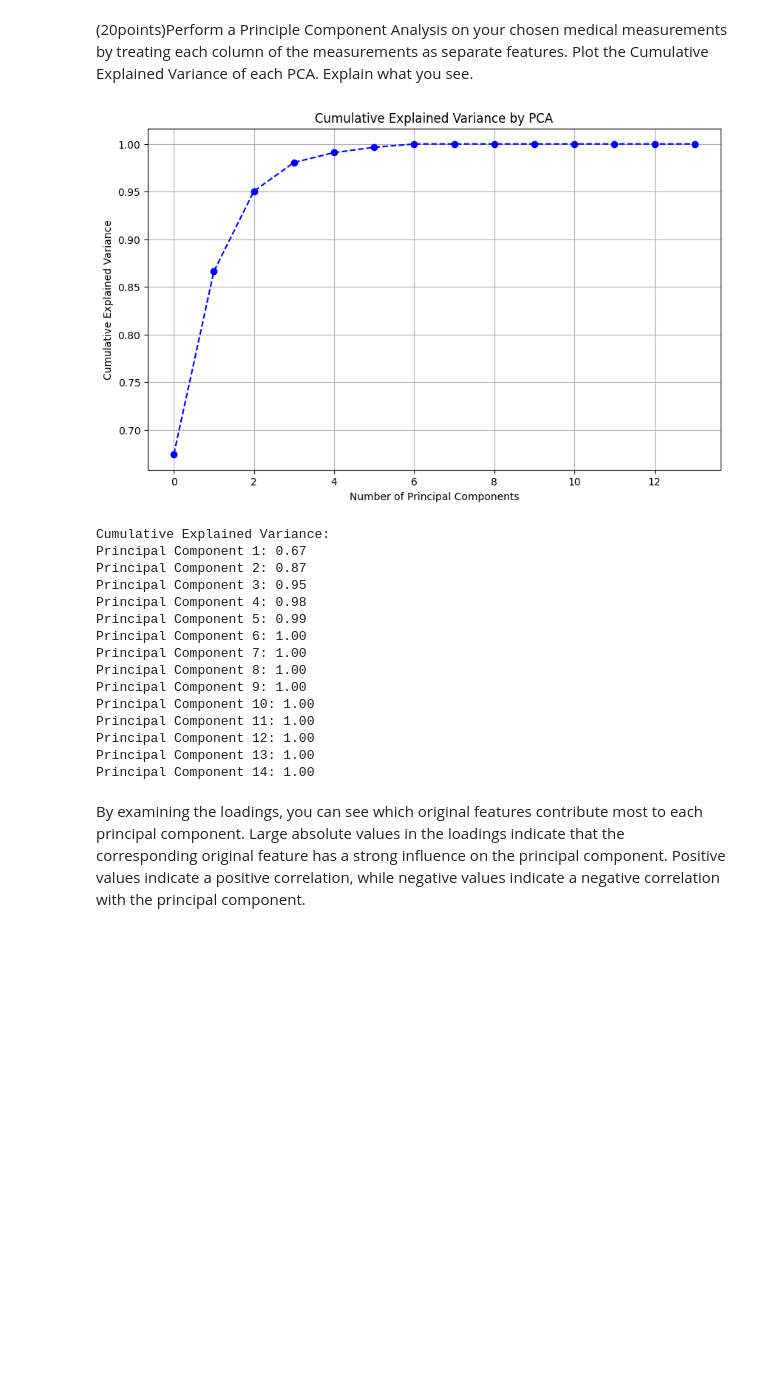
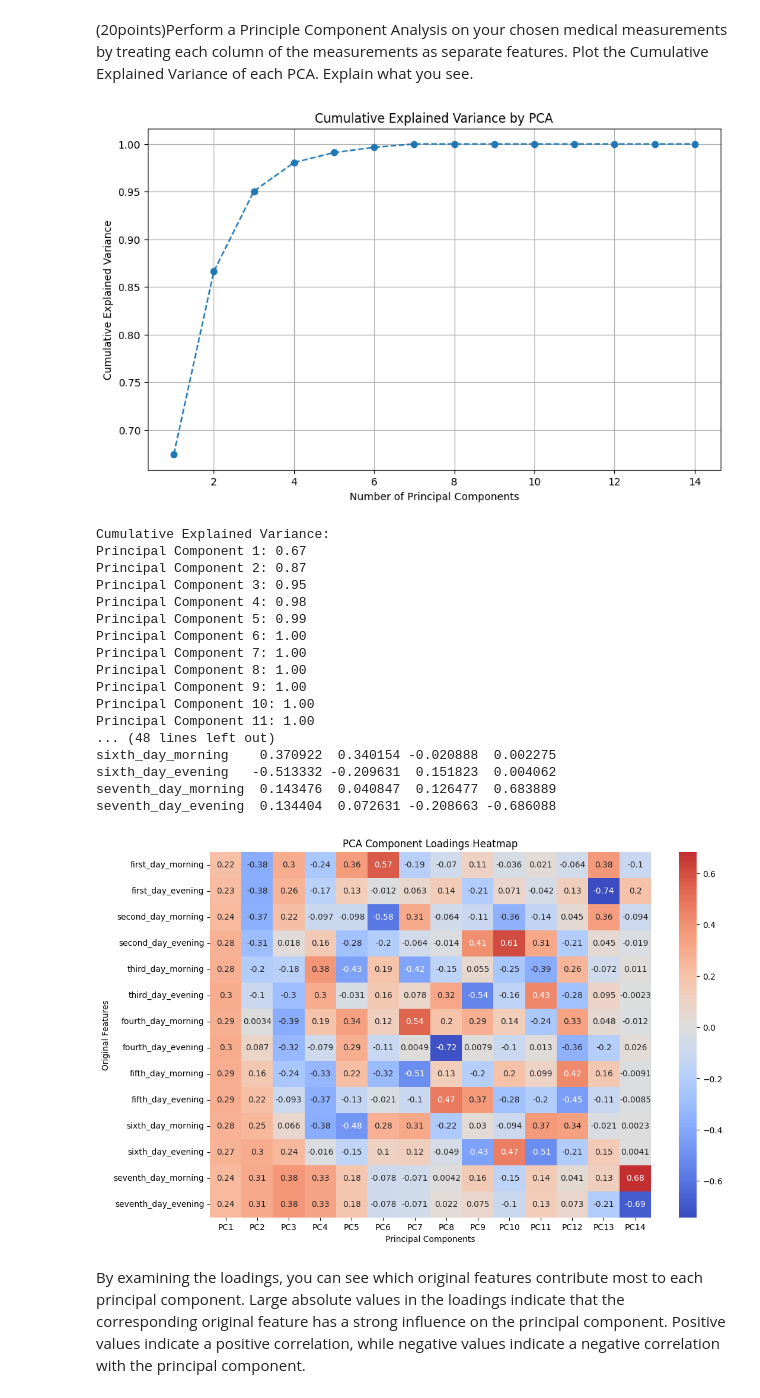
Before and after one commit to LauraBMueller/LauraBMueller, a Jupyter notebook: bt712464_LauraMueller.ipynb, the cells around one changed output. Saved outputs shown, nothing was run; the diff lists cells and outputs as text; code cells hidden in the pictures; blank space fills up the shorter version.

```diff
--- a/bt712464_LauraMueller.ipynb
+++ b/bt712464_LauraMueller.ipynb
@@ -788,42 +780,54 @@ print(pca.singular_values_)
 # Import necessary libraries
 import pandas as pd
 import numpy as np
 from sklearn.decomposition import PCA
 from sklearn.preprocessing import StandardScaler
 import matplotlib.pyplot as plt
+import seaborn as sns
 
-# Load your data (replace 'medical_measurements.csv' with your file)
+# Load the dataset
 crp = pd.read_csv('/content/Covid ICU/CRP.csv')
 
 # Standardize the data
+features = crp.columns
 scaler = StandardScaler()
-scaled_crp = scaler.fit_transform(crp)
+scaled_crp = scaler.fit_transform(crp[features])
 
 # Perform PCA
-pca = PCA()
+pca = PCA(n_components=len(features))
 pca.fit(scaled_crp)
 
-# Get output feature names for transformation
-# get_feature_names_out(input_features=None)
-
-# Calculate cumulative explained variance
+# Calculate the cumulative explained variance
 cumulative_explained_variance = np.cumsum(pca.explained_variance_ratio_)
 
 # Plot the cumulative explained variance
 plt.figure(figsize=(10, 6))
-plt.plot(cumulative_explained_variance, marker='o', linestyle='--', color='b')
+plt.plot(range(1, len(features) + 1), cumulative_explained_variance, marker='o', linestyle='--')
 plt.title('Cumulative Explained Variance by PCA')
 plt.xlabel('Number of Principal Components')
 plt.ylabel('Cumulative Explained Variance')
 plt.grid()
 plt.show()
 
 # Print out the cumulative explained variance
 print("Cumulative Explained Variance:")
 for i, var in enumerate(cumulative_explained_variance):
     print(f"Principal Component {i+1}: {var:.2f}")
+
+# Print the PCA component loadings
+loadings = pd.DataFrame(pca.components_.T, columns=[f'PC{i+1}' for i in range(len(features))], index=features)
+print("\nPCA Component Loadings:")
+print(loadings)
+
+# Create a heatmap for the PCA component loadings
+plt.figure(figsize=(12, 8))
+sns.heatmap(loadings, annot=True, cmap='coolwarm', center=0)
+plt.title('PCA Component Loadings Heatmap')
+plt.xlabel('Principal Components')
+plt.ylabel('Original Features')
+plt.show()
 # %% [output]
-[figure, old version]
+[figure, new version]
 Cumulative Explained Variance:
 Principal Component 1: 0.67
 Principal Component 2: 0.87
@@ -836,6 +840,9 @@ Principal Component 8: 1.00
 Principal Component 9: 1.00
 Principal Component 10: 1.00
 Principal Component 11: 1.00
-Principal Component 12: 1.00
-Principal Component 13: 1.00
-Principal Component 14: 1.00
+... (48 lines left out)
+sixth_day_morning    0.370922  0.340154 -0.020888  0.002275
+sixth_day_evening   -0.513332 -0.209631  0.151823  0.004062
+seventh_day_morning  0.143476  0.040847  0.126477  0.683889
+seventh_day_evening  0.134404  0.072631 -0.208663 -0.686088
+[figure, added]
```
Also changed, not shown: parts of 2 cells of this notebook.
